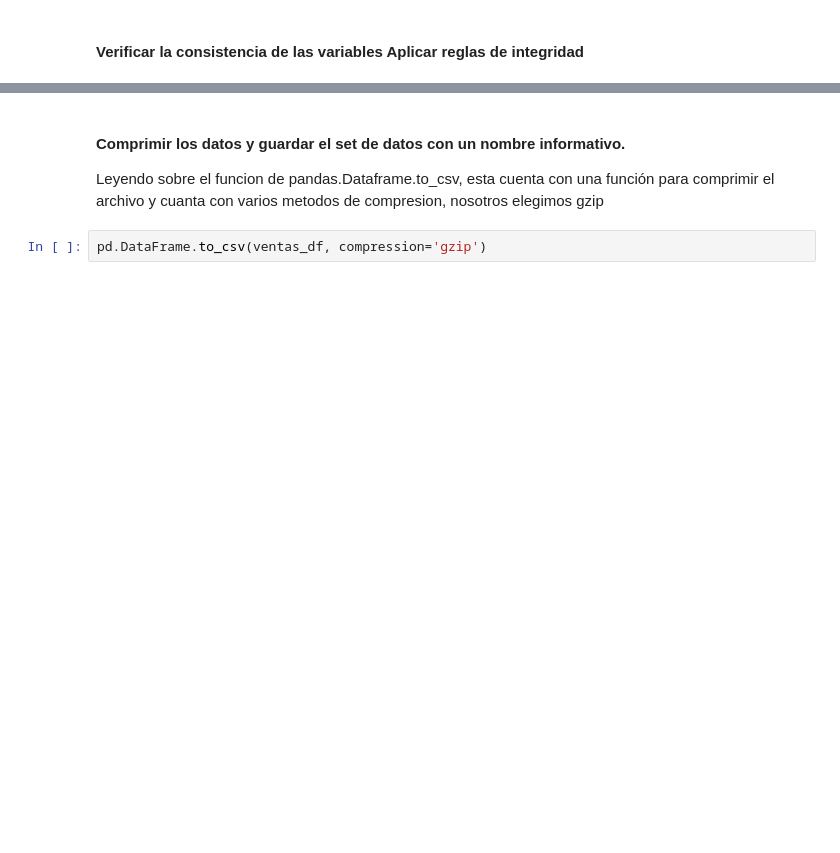
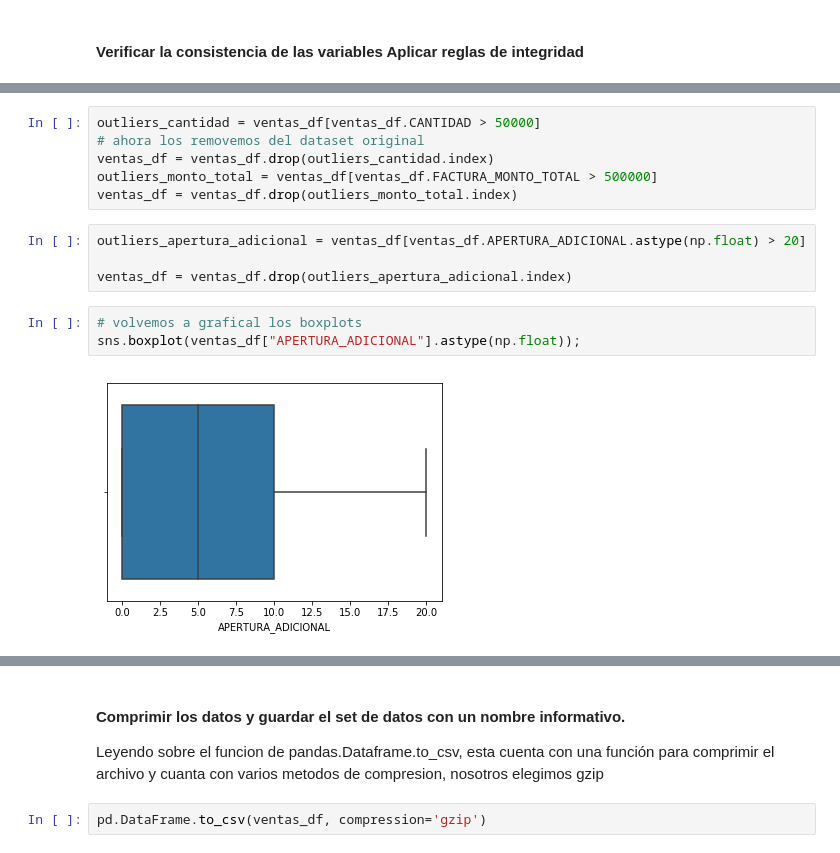
Before and after one commit to david-gonzalez/diplodatos, a Jupyter notebook: analisis_exploratorio_y_curacion_de_datos/Laboratorios/Limpieza De Datos/Laboratorio Limpieza de Datos.ipynb, the cells around one changed output, grey strips where cells are left out. Drawn from its saved outputs; the diff is of its cells as text; blank space fills up the shorter version.

```diff
--- a/analisis_exploratorio_y_curacion_de_datos/Laboratorios/Limpieza De Datos/Laboratorio Limpieza de Datos.ipynb
+++ b/analisis_exploratorio_y_curacion_de_datos/Laboratorios/Limpieza De Datos/Laboratorio Limpieza de Datos.ipynb
@@ -294,0 +360,15 @@ ventas_df.head()
+# %%
+outliers_cantidad = ventas_df[ventas_df.CANTIDAD > 50000]
+# ahora los removemos del dataset original
+ventas_df = ventas_df.drop(outliers_cantidad.index)
+outliers_monto_total = ventas_df[ventas_df.FACTURA_MONTO_TOTAL > 500000]
+ventas_df = ventas_df.drop(outliers_monto_total.index)
+# %%
+outliers_apertura_adicional = ventas_df[ventas_df.APERTURA_ADICIONAL.astype(np.float) > 20]
+
+ventas_df = ventas_df.drop(outliers_apertura_adicional.index)
+# %%
+# volvemos a grafical los boxplots
+sns.boxplot(ventas_df["APERTURA_ADICIONAL"].astype(np.float));
+# %% [output]
+[figure, added]
```
Also changed, not shown: parts of 23 cells of this notebook.
